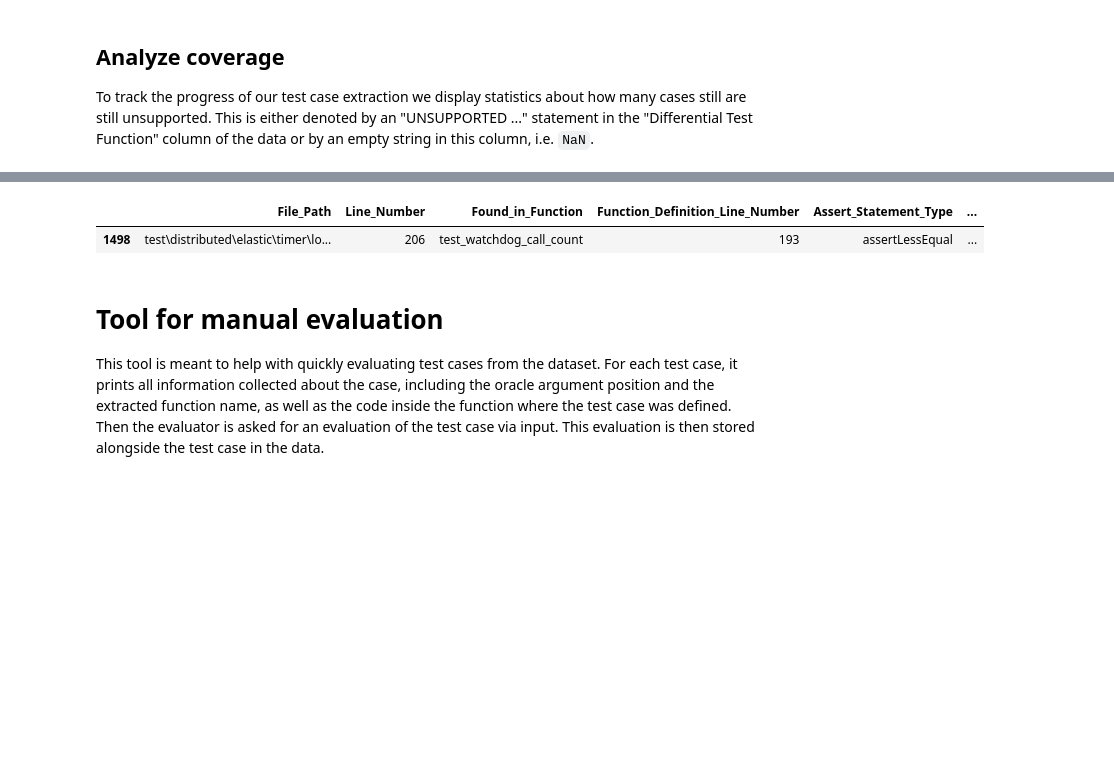
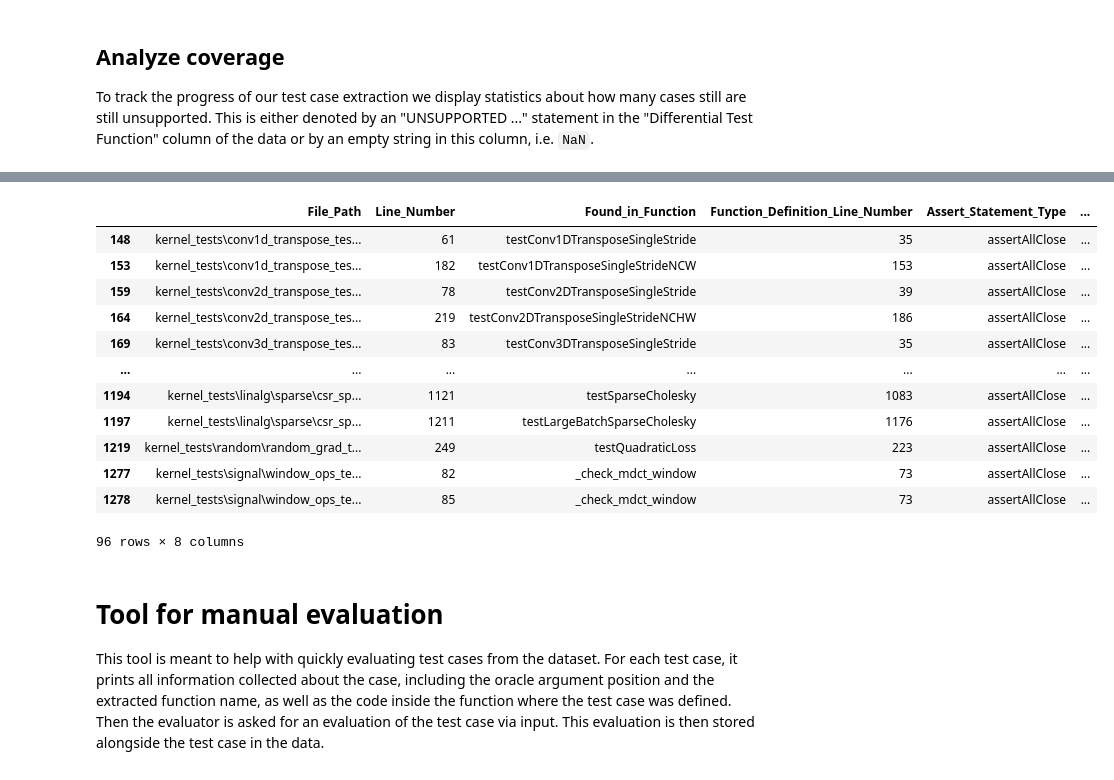
Before and after one commit to AlexanderProchnow/DLL_Testing_Tool, a Jupyter notebook: Code/1_Test_Case_Extraction_and_Analysis/2_Data_evaluation.ipynb, the cells around one changed output, grey strips where cells are left out. Cells and saved outputs as stored; diff of their text form; code cells hidden in the pictures; blank space fills up the shorter version.

```diff
--- a/Code/1_Test_Case_Extraction_and_Analysis/2_Data_evaluation.ipynb
+++ b/Code/1_Test_Case_Extraction_and_Analysis/2_Data_evaluation.ipynb
@@ -89,11 +89,23 @@ UNSUPPORTED Name (named variable or defined function: loaded_inline)
 Name: Differential_Test_Function, dtype: int64
 # %%
-#not_covered_tensorflow[not_covered_tensorflow['File_Path'].str.contains('clip_ops_test.py')]
+not_covered_tensorflow[not_covered_tensorflow['Differential_Test_Function'].str.contains('UNSUPPORTED Binary Operation', na=False)]
 
-not_covered_pytorch[not_covered_pytorch['Differential_Test_Function'].isna()]
+#not_covered_pytorch[not_covered_pytorch['Differential_Test_Function'].isna()]
+#not_covered_tensorflow[not_covered_tensorflow['Differential_Test_Function'].isna()]
 # %% [output]
 |  | File_Path | Line_Number | Found_in_Function | Function_Definition_Line_Number | Assert_Statement_Type | ... |
-| 1498 | test\distributed\elastic\timer\lo... | 206 | test_watchdog_call_count | 193 | assertLessEqual | ... |
+| 148 | kernel_tests\conv1d_transpose_tes... | 61 | testConv1DTransposeSingleStride | 35 | assertAllClose | ... |
+| 153 | kernel_tests\conv1d_transpose_tes... | 182 | testConv1DTransposeSingleStrideNCW | 153 | assertAllClose | ... |
+| 159 | kernel_tests\conv2d_transpose_tes... | 78 | testConv2DTransposeSingleStride | 39 | assertAllClose | ... |
+| 164 | kernel_tests\conv2d_transpose_tes... | 219 | testConv2DTransposeSingleStrideNCHW | 186 | assertAllClose | ... |
+| 169 | kernel_tests\conv3d_transpose_tes... | 83 | testConv3DTransposeSingleStride | 35 | assertAllClose | ... |
+| ... | ... | ... | ... | ... | ... | ... |
+| 1194 | kernel_tests\linalg\sparse\csr_sp... | 1121 | testSparseCholesky | 1083 | assertAllClose | ... |
+| 1197 | kernel_tests\linalg\sparse\csr_sp... | 1211 | testLargeBatchSparseCholesky | 1176 | assertAllClose | ... |
+| 1219 | kernel_tests\random\random_grad_t... | 249 | testQuadraticLoss | 223 | assertAllClose | ... |
+| 1277 | kernel_tests\signal\window_ops_te... | 82 | _check_mdct_window | 73 | assertAllClose | ... |
+| 1278 | kernel_tests\signal\window_ops_te... | 85 | _check_mdct_window | 73 | assertAllClose | ... |
+96 rows × 8 columns
 # %% [markdown]
 # Tool for manual evaluation
 
```
Also changed, not shown: parts of 2 cells of this notebook, 3 other files.
